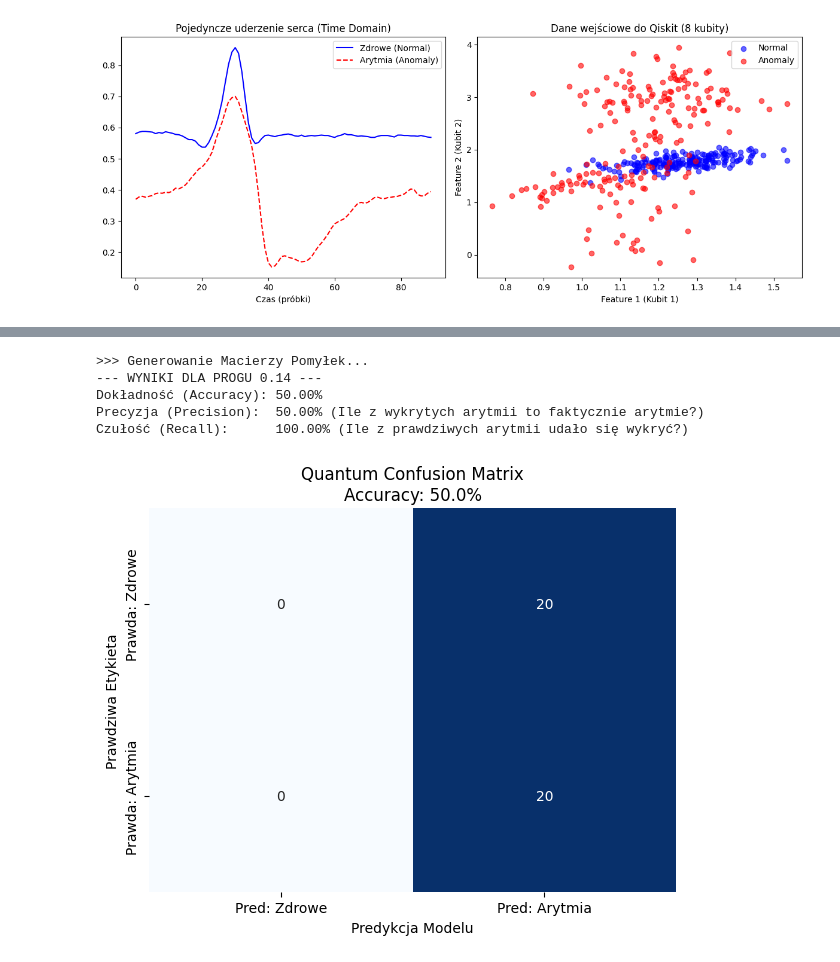
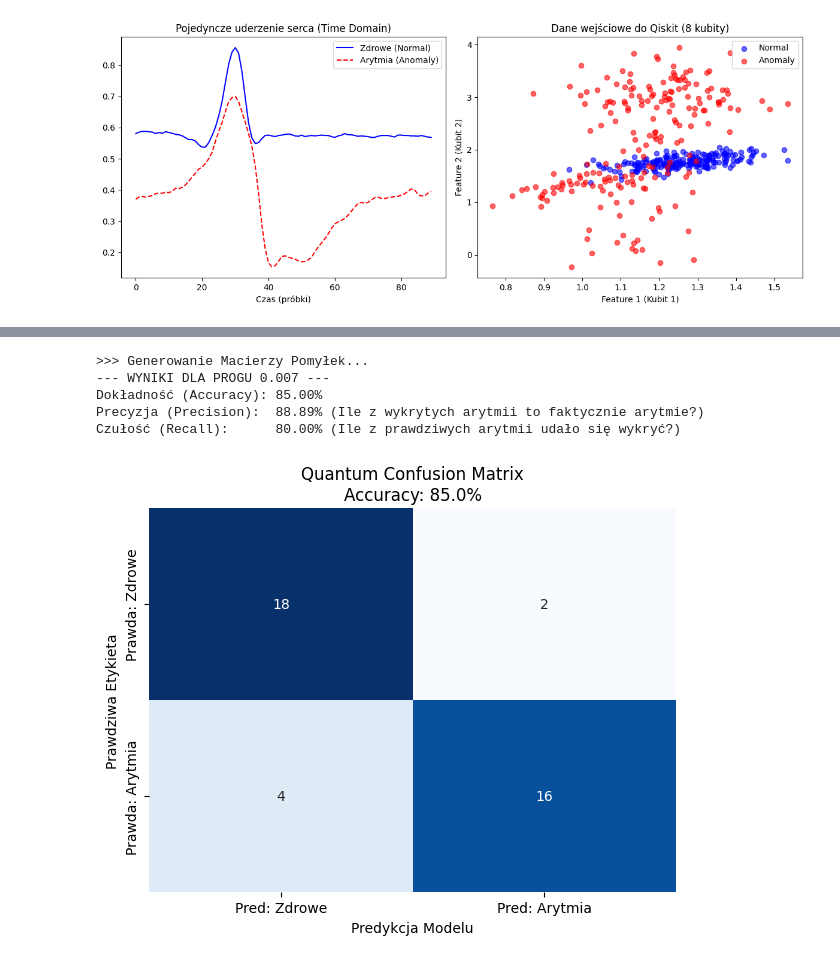
Before and after one commit to marcelbiezunski/quantum_ecg_autoencoder, a Jupyter notebook: notebook_ibm_clean.ipynb, the cells around one changed output, grey strips where cells are left out. Drawn from its saved outputs; the diff is of its cells as text; code cells hidden in the pictures.

Commit message:
udalo sie dobry wynik na ibm dostac, jest super

```diff
--- a/notebook_ibm_clean.ipynb
+++ b/notebook_ibm_clean.ipynb
@@ -567,7 +567,7 @@ print("\n>>> Generowanie Macierzy Pomyłek...")
 # 1. USTAWIENIE PROGU (THRESHOLD)
 # Patrząc na Twój ostatni histogram, idealne przecięcie jest w okolicy 0.14.
 # Wszystko poniżej 0.14 traktujemy jako jedną klasę, powyżej jako drugą.
-THRESHOLD = 0.14
+THRESHOLD = 0.007
 
 # 2. PRZYGOTOWANIE ETYKIET PRAWDZIWYCH (Ground Truth)
 # 0 = Zdrowe (Normal), 1 = Arytmia (Anomaly)
@@ -582,40 +582,40 @@ y_true = [0] * len(scores_ibm_norm) + [1] * len(scores_ibm_anom)
 y_pred = []
 # Oceniamy zdrowe
 for score in scores_ibm_norm:
-    prediction = 1 if score < THRESHOLD else 0
+    prediction = 0 if score < THRESHOLD else 1
     y_pred.append(prediction)
 
 # Oceniamy chore
 for score in scores_ibm_anom:
-    prediction = 1 if score < THRESHOLD else 0
+    prediction = 0 if score < THRESHOLD else 1
     y_pred.append(prediction)
 
 # 4. OBLICZENIE METRYK
 cm = confusion_matrix(y_true, y_pred)
 acc = accuracy_score(y_true, y_pred)
 prec = precision_score(y_true, y_pred)
 rec = recall_score(y_true, y_pred)
 
 print(f"--- WYNIKI DLA PROGU {THRESHOLD} ---")
 print(f"Dokładność (Accuracy): {acc:.2%}")
 print(f"Precyzja (Precision):  {prec:.2%} (Ile z wykrytych arytmii to faktycznie arytmie?)")
 print(f"Czułość (Recall):      {rec:.2%} (Ile z prawdziwych arytmii udało się wykryć?)")
 
 # 5. RYSOWANIE ŁADNEJ MACIERZY (Seaborn Heatmap)
 plt.figure(figsize=(6, 5))
 sns.heatmap(cm, annot=True, fmt='d', cmap='Blues', cbar=False,
             xticklabels=['Pred: Zdrowe', 'Pred: Arytmia'],
             yticklabels=['Prawda: Zdrowe', 'Prawda: Arytmia'])
 plt.title(f'Quantum Confusion Matrix\nAccuracy: {acc:.1%}')
 plt.ylabel('Prawdziwa Etykieta')
 plt.xlabel('Predykcja Modelu')
 plt.tight_layout()
 plt.savefig("confusion_matrix.png")
 # plt.show() # Zakomentowane, bo show() będzie na końcu głównego skryptu
 # %% [output]
 >>> Generowanie Macierzy Pomyłek...
---- WYNIKI DLA PROGU 0.14 ---
-Dokładność (Accuracy): 50.00%
-Precyzja (Precision):  50.00% (Ile z wykrytych arytmii to faktycznie arytmie?)
-Czułość (Recall):      100.00% (Ile z prawdziwych arytmii udało się wykryć?)
+--- WYNIKI DLA PROGU 0.007 ---
+Dokładność (Accuracy): 85.00%
+Precyzja (Precision):  88.89% (Ile z wykrytych arytmii to faktycznie arytmie?)
+Czułość (Recall):      80.00% (Ile z prawdziwych arytmii udało się wykryć?)
-[figure, old version]
+[figure, new version]
```
Also changed, not shown: parts of 4 cells of this notebook, 7 other files.
